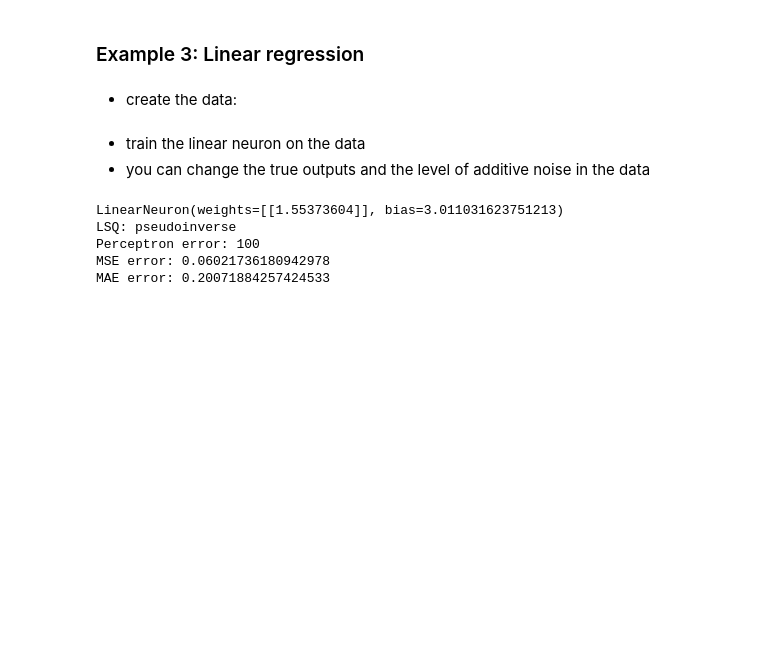
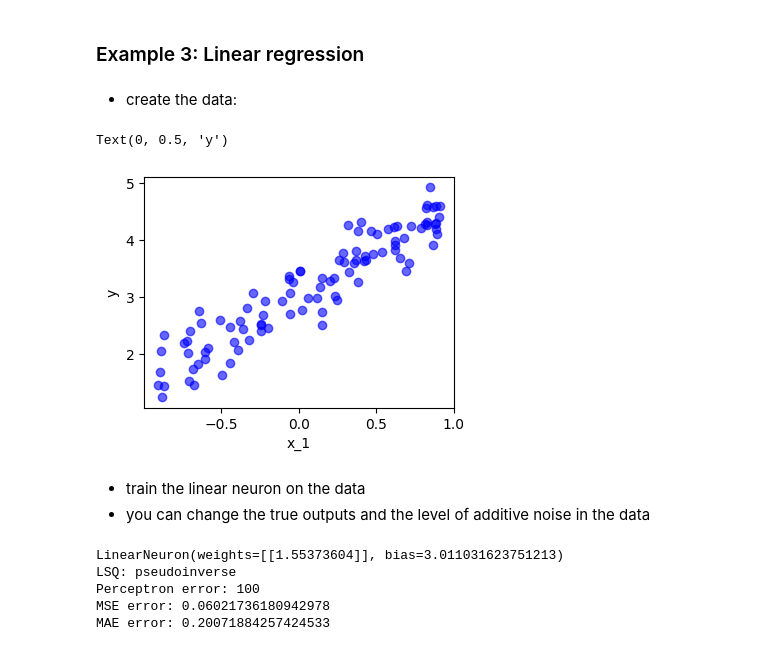
Before and after one commit to reitezuz/18NES1-2026, a Jupyter notebook: week03/linear_neuron.ipynb, the cells around one changed output. Cells and saved outputs as stored; diff of their text form; code cells hidden in the pictures; blank space fills up the shorter version.

```diff
--- a/week03/linear_neuron.ipynb
+++ b/week03/linear_neuron.ipynb
@@ -658,15 +658,24 @@ MAE error: 1.0
 # %%
 def generate_regression_data_1D(A=1.5, B=3, std_noise=0.3, number_of_samples=100):
     # y = A x1 + B + noise
 
     # Define true function with noise
     inputs = np.random.uniform(-1, 1, size=(number_of_samples, 1))  # Random values between -1 and 1
     noise = np.random.normal(0, std_noise, size=inputs.shape)  # Gaussian noise
 
     true_outputs = A * inputs[:, [0]]  + B + noise
     return inputs, true_outputs.flatten()
 
 inputs, true_outputs = generate_regression_data_1D()
+
+# plot 2D
+plt.figure(figsize=(4, 3))
+plt.scatter(inputs, true_outputs, label="Data points", color='blue', alpha=0.6)
+plt.xlabel("x1")
+plt.ylabel("y")
+# %% [output]
+Text(0, 0.5, 'y')
+[figure, added]
 # %% [markdown]
 - train the linear neuron on the data
 - you can change the true outputs and the level of additive noise in the data
```
